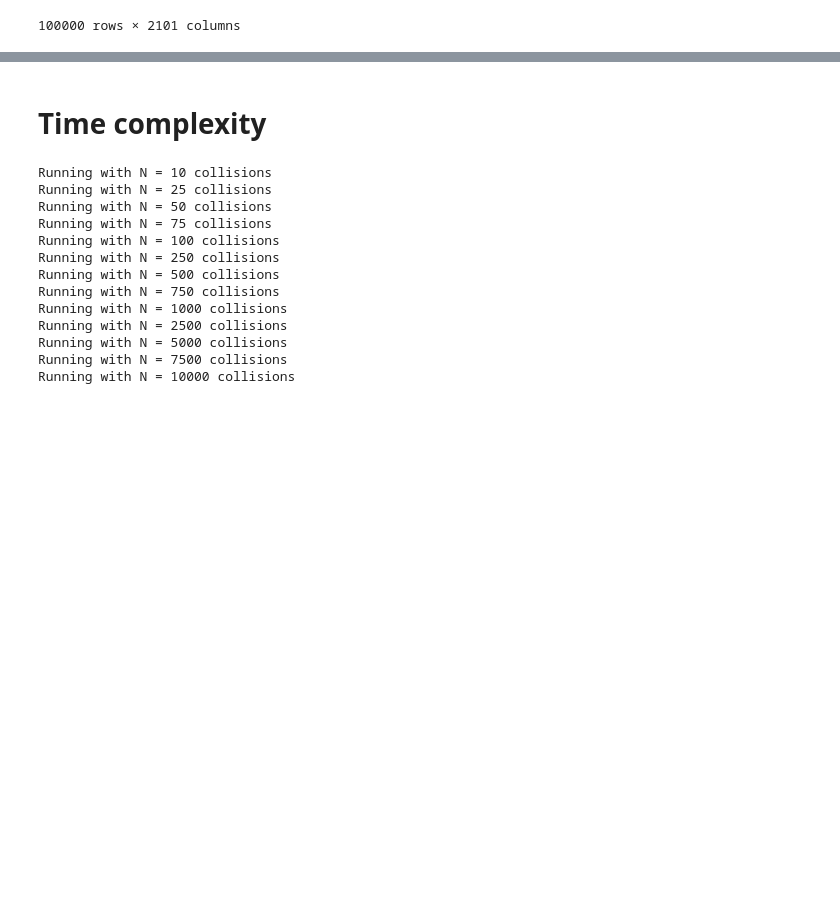
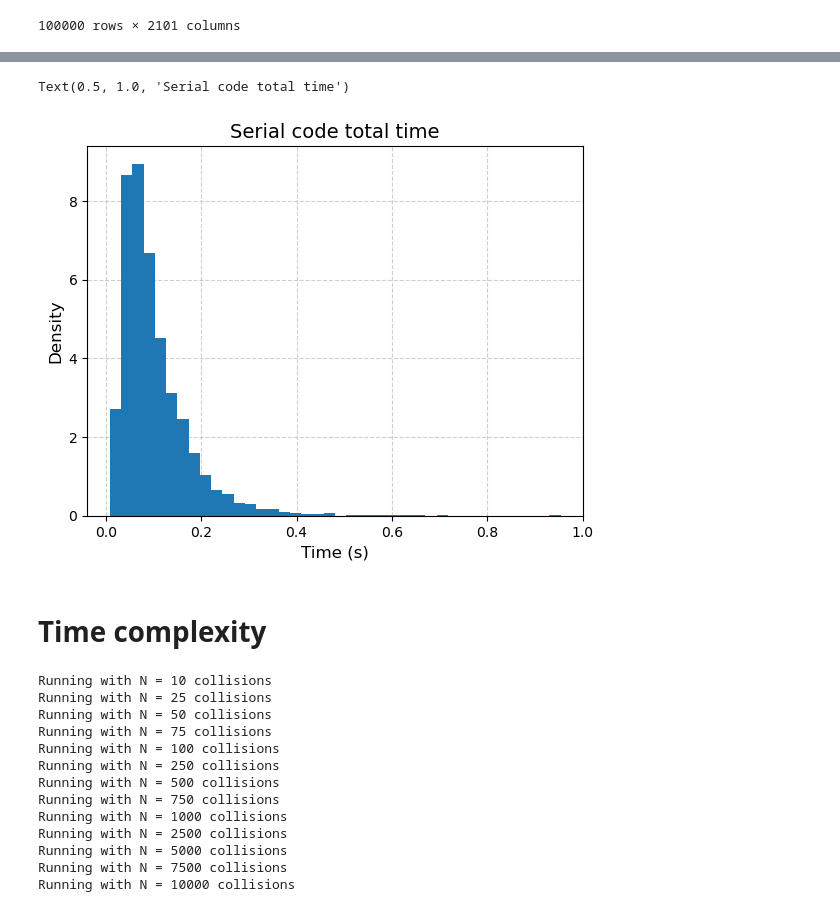
Before and after one commit to FrancescoLR02/JetClustering, a Jupyter notebook: Analysis.ipynb, the cells around one changed output, grey strips where cells are left out. Drawn from its saved outputs; the diff is of its cells as text; code cells hidden in the pictures; blank space fills up the shorter version.

```diff
--- a/Analysis.ipynb
+++ b/Analysis.ipynb
@@ -46,3 +107,13 @@ plt.show()
+# %%
+plt.hist(CollisionInfo.iloc[:, 0], bins = 40, density = True, zorder = 100)
+plt.grid(True, alpha = 0.6, linestyle = '--')
+
+plt.xlabel("Time (s)", fontsize = 12)
+plt.ylabel("Density", fontsize = 12)
+plt.title("Serial code total time", fontsize = 14)
+# %% [output]
+Text(0.5, 1.0, 'Serial code total time')
+[figure, added]
 # %% [markdown]
 # Time complexity
 # %%
```
Also changed, not shown: parts of 4 cells of this notebook, 14 other files.
